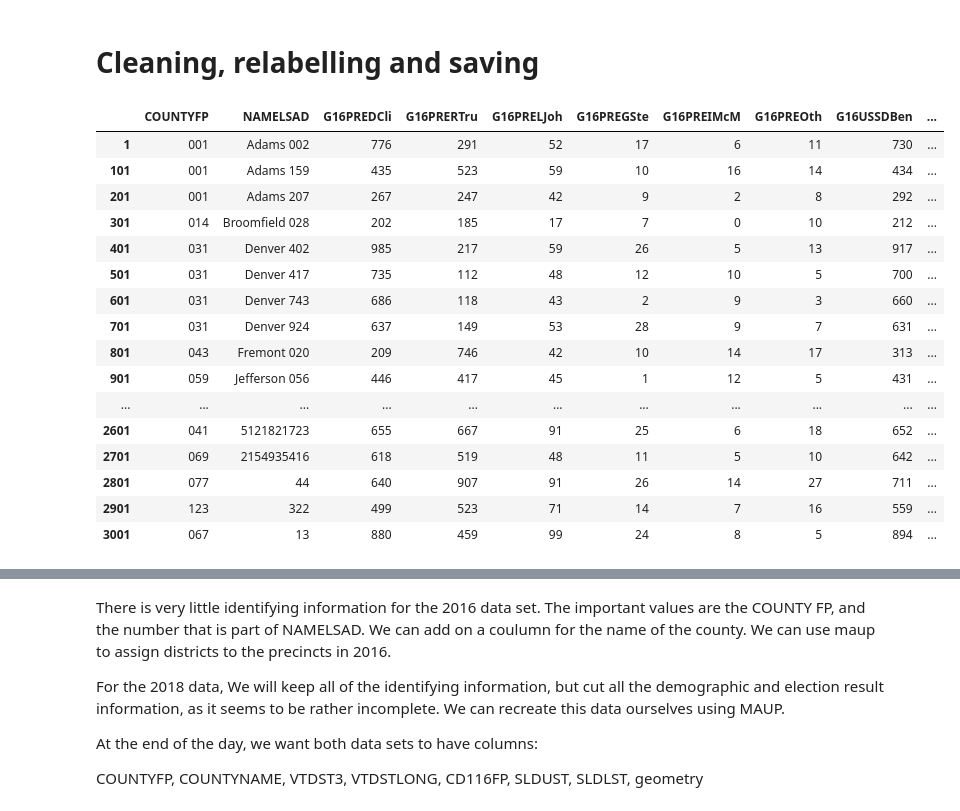
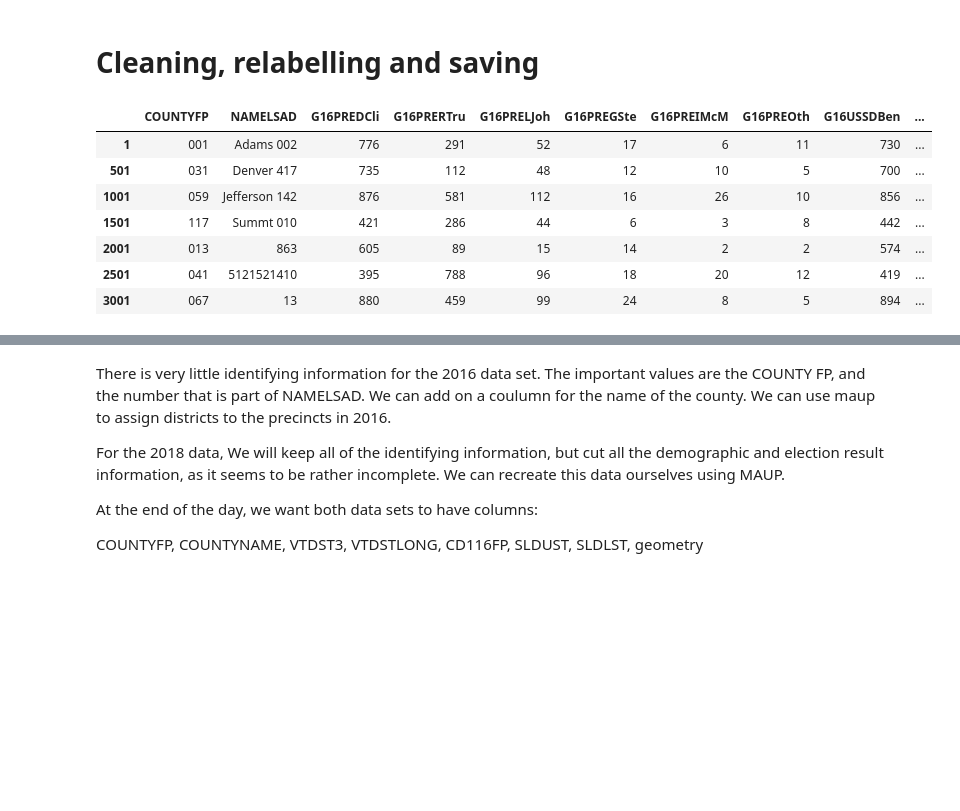
Before and after one commit to jasonbossert/colorado_elections, a Jupyter notebook: notebooks/data_00_precinct_shapefiles.ipynb, the cells around one changed output, grey strips where cells are left out. Cells and saved outputs as stored; diff of their text form; code cells hidden in the pictures; blank space fills up the shorter version.

```diff
--- a/notebooks/data_00_precinct_shapefiles.ipynb
+++ b/notebooks/data_00_precinct_shapefiles.ipynb
@@ -453,24 +462,15 @@ The 2012 data is no good. I can't match any election results to it, and I beleiv
 # %% [markdown]
 # Cleaning, relabelling and saving
 # %%
-precincts_2016[1:-1:100]
+precincts_2016[1:-1:500]
 # %% [output]
 |  | COUNTYFP | NAMELSAD | G16PREDCli | G16PRERTru | G16PRELJoh | G16PREGSte | G16PREIMcM | G16PREOth | G16USSDBen | ... |
 | 1 | 001 | Adams 002 | 776 | 291 | 52 | 17 | 6 | 11 | 730 | ... |
-| 101 | 001 | Adams 159 | 435 | 523 | 59 | 10 | 16 | 14 | 434 | ... |
-| 201 | 001 | Adams 207 | 267 | 247 | 42 | 9 | 2 | 8 | 292 | ... |
-| 301 | 014 | Broomfield 028 | 202 | 185 | 17 | 7 | 0 | 10 | 212 | ... |
-| 401 | 031 | Denver 402 | 985 | 217 | 59 | 26 | 5 | 13 | 917 | ... |
 | 501 | 031 | Denver 417 | 735 | 112 | 48 | 12 | 10 | 5 | 700 | ... |
-| 601 | 031 | Denver 743 | 686 | 118 | 43 | 2 | 9 | 3 | 660 | ... |
-| 701 | 031 | Denver 924 | 637 | 149 | 53 | 28 | 9 | 7 | 631 | ... |
-| 801 | 043 | Fremont 020 | 209 | 746 | 42 | 10 | 14 | 17 | 313 | ... |
-| 901 | 059 | Jefferson 056 | 446 | 417 | 45 | 1 | 12 | 5 | 431 | ... |
-| ... | ... | ... | ... | ... | ... | ... | ... | ... | ... | ... |
-| 2601 | 041 | 5121821723 | 655 | 667 | 91 | 25 | 6 | 18 | 652 | ... |
-| 2701 | 069 | 2154935416 | 618 | 519 | 48 | 11 | 5 | 10 | 642 | ... |
-| 2801 | 077 | 44 | 640 | 907 | 91 | 26 | 14 | 27 | 711 | ... |
-| 2901 | 123 | 322 | 499 | 523 | 71 | 14 | 7 | 16 | 559 | ... |
+| 1001 | 059 | Jefferson 142 | 876 | 581 | 112 | 16 | 26 | 10 | 856 | ... |
+| 1501 | 117 | Summt 010 | 421 | 286 | 44 | 6 | 3 | 8 | 442 | ... |
+| 2001 | 013 | 863 | 605 | 89 | 15 | 14 | 2 | 2 | 574 | ... |
+| 2501 | 041 | 5121521410 | 395 | 788 | 96 | 18 | 20 | 12 | 419 | ... |
 | 3001 | 067 | 13 | 880 | 459 | 99 | 24 | 8 | 5 | 894 | ... |
 # %%
 precincts_2018.head()
```
Also changed, not shown: parts of 30 cells of this notebook.
